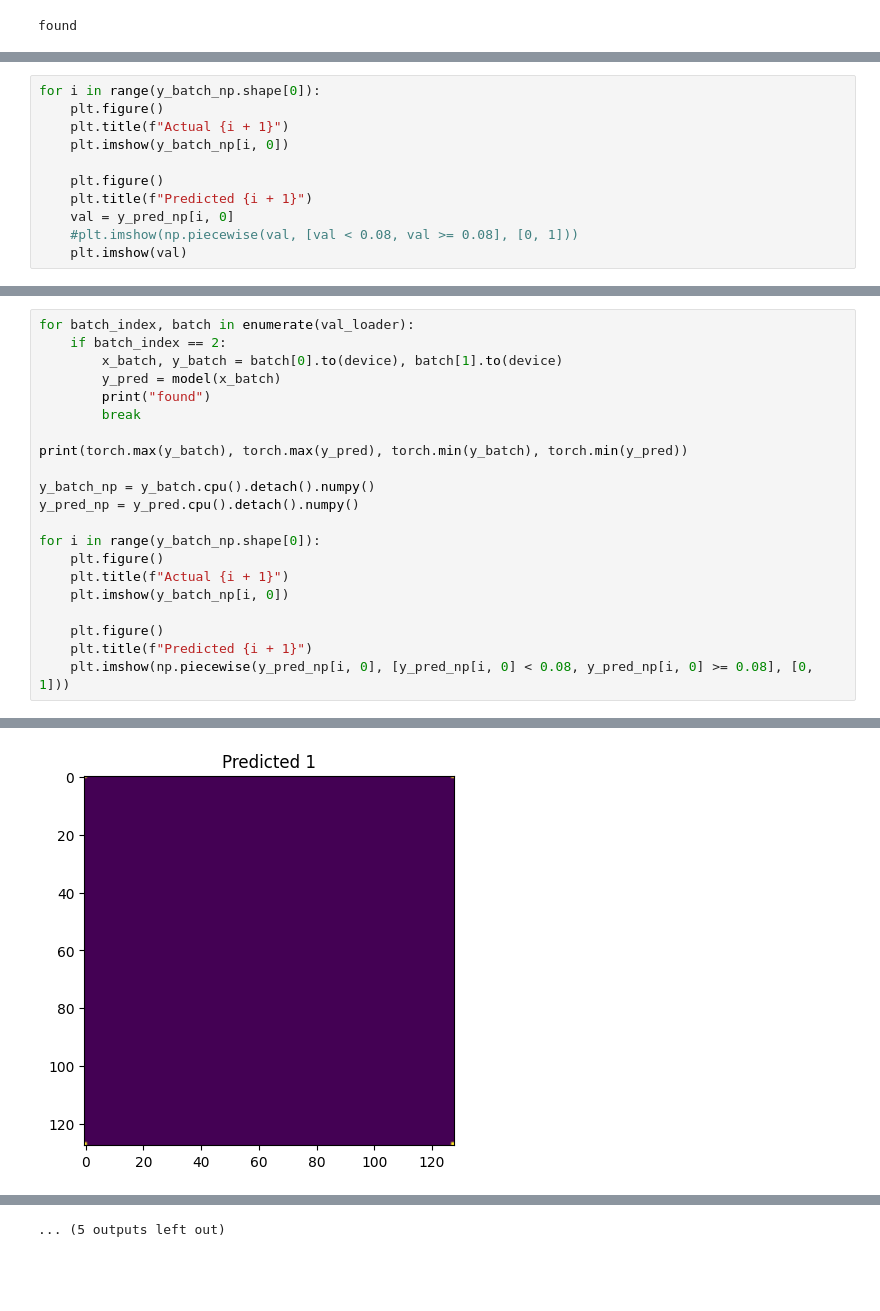
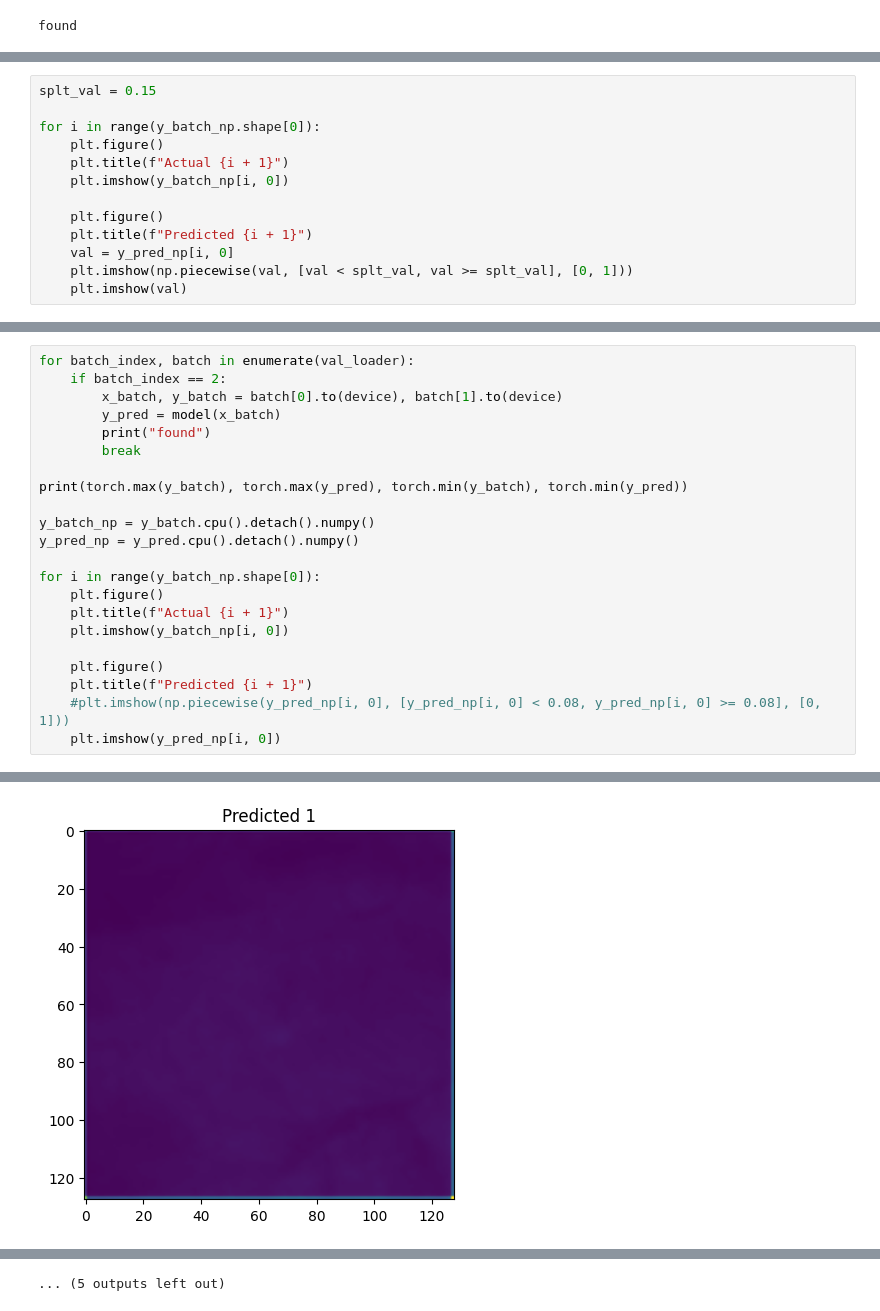
Before and after one commit to neilmewada/WildfireSpread, a Jupyter notebook: DataTesting.ipynb, the cells around one changed output, grey strips where cells are left out. Saved outputs shown, nothing was run; the diff lists cells and outputs as text; blank space fills up the shorter version.

```diff
--- a/DataTesting.ipynb
+++ b/DataTesting.ipynb
@@ -432,4 +388,6 @@ y_batch_np.shape, y_pred_np.shape
 # %%
+splt_val = 0.15
+
 for i in range(y_batch_np.shape[0]):
     plt.figure()
     plt.title(f"Actual {i + 1}")
@@ -438,7 +396,7 @@ for i in range(y_batch_np.shape[0]):
     plt.figure()
     plt.title(f"Predicted {i + 1}")
     val = y_pred_np[i, 0]
-    #plt.imshow(np.piecewise(val, [val < 0.08, val >= 0.08], [0, 1]))
+    plt.imshow(np.piecewise(val, [val < splt_val, val >= splt_val], [0, 1]))
     plt.imshow(val)
 # %% [output]
 [figure]
@@ -474,6 +432,7 @@ for i in range(y_batch_np.shape[0]):
 
     plt.figure()
     plt.title(f"Predicted {i + 1}")
-    plt.imshow(np.piecewise(y_pred_np[i, 0], [y_pred_np[i, 0] < 0.08, y_pred_np[i, 0] >= 0.08], [0, 1]))
+    #plt.imshow(np.piecewise(y_pred_np[i, 0], [y_pred_np[i, 0] < 0.08, y_pred_np[i, 0] >= 0.08], [0, 1]))
+    plt.imshow(y_pred_np[i, 0])
 # %% [output]
 found
@@ -481,3 +440,3 @@ tensor(0.9098, device='cuda:0') tensor(0.2290, device='cuda:0', grad_fn=<MaxBack
 [figure]
-[figure, old version]
+[figure, new version]
 [figure]
```
Also changed, not shown: parts of 8 cells of this notebook, 1 other file.
